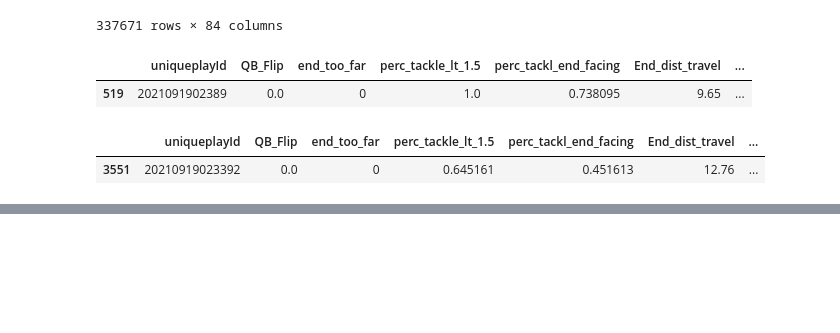
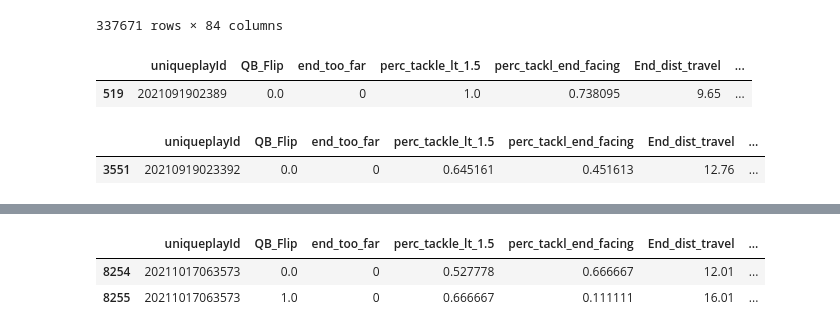
Before and after one commit to cnickol26/BigDataBowl2023, a Jupyter notebook: RushTypeModeling.ipynb, the cells around one changed output, grey strips where cells are left out. Cells and saved outputs as stored; diff of their text form; code cells hidden in the pictures; blank space fills up the shorter version.

```diff
--- a/RushTypeModeling.ipynb
+++ b/RushTypeModeling.ipynb
@@ -204,0 +249,6 @@ speed_clust
+# %%
+cluster_final[cluster_final['uniqueplayId']==20211017063573]
+# %% [output]
+|  | uniqueplayId | QB_Flip | end_too_far | perc_tackle_lt_1.5 | perc_tackl_end_facing | End_dist_travel | ... |
+| 8254 | 20211017063573 | 0.0 | 0 | 0.527778 | 0.666667 | 12.01 | ... |
+| 8255 | 20211017063573 | 1.0 | 0 | 0.666667 | 0.111111 | 16.01 | ... |
```
Also changed, not shown: parts of 10 cells of this notebook.
